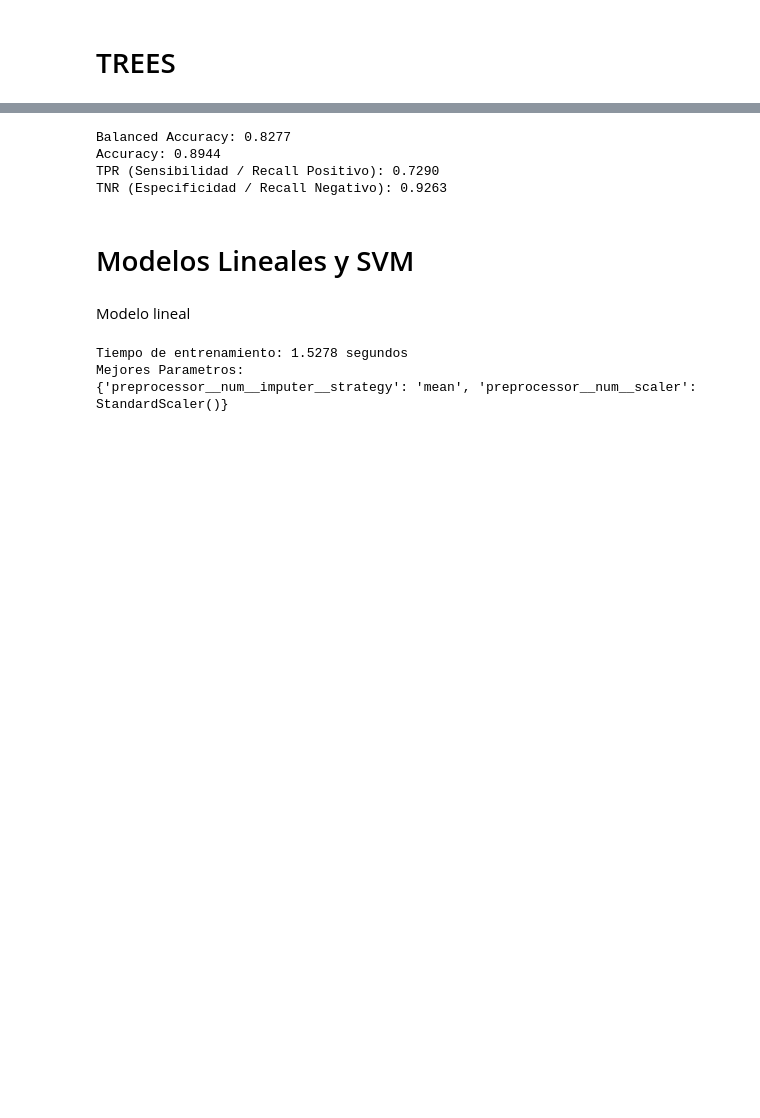
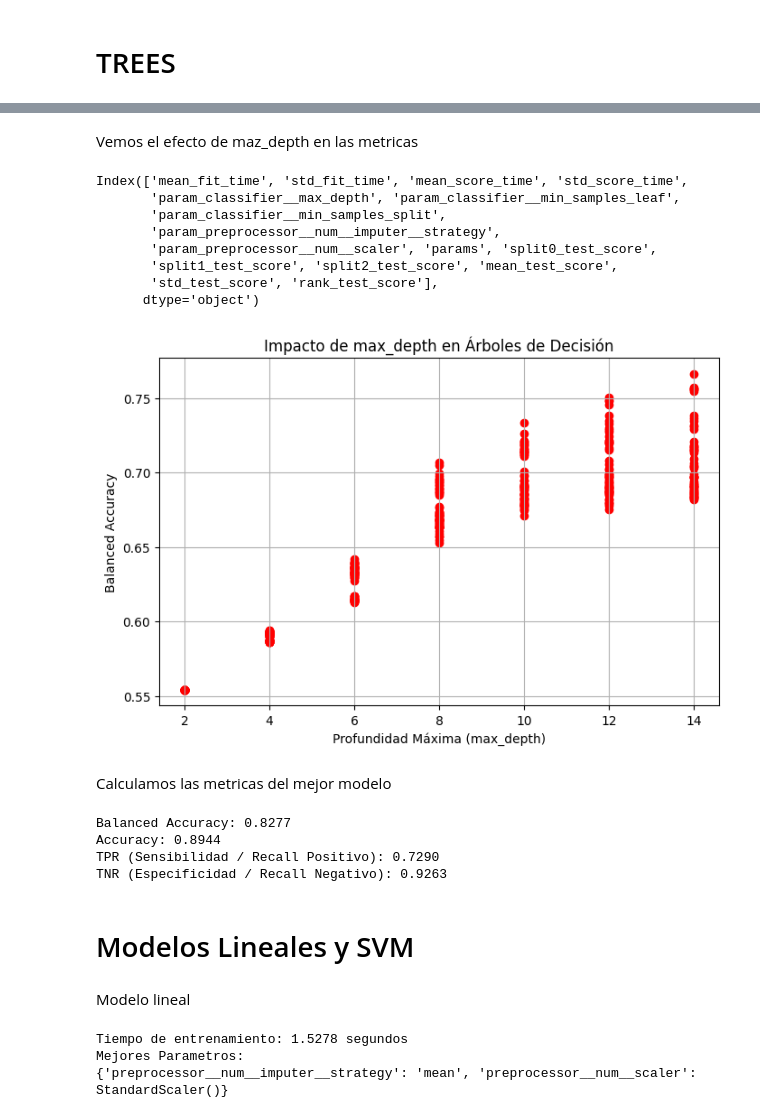
Before and after one commit to 100495699/Aprendizaje, a Jupyter notebook: Aprendizaje.ipynb, the cells around one changed output, grey strips where cells are left out. Cells and saved outputs as stored; diff of their text form; code cells hidden in the pictures; blank space fills up the shorter version.

```diff
--- a/Aprendizaje.ipynb
+++ b/Aprendizaje.ipynb
@@ -385,5 +395,34 @@ Tiempo de entrenamiento: 74.9763 segundos
 Mejores Parametros:
 {'classifier__max_depth': None, 'classifier__min_samples_leaf': 1, 'classifier__min_samples_split': 2, 'preprocessor__num__imputer__strategy': 'median', 'preprocessor__num__scaler': StandardScaler()}
+# %% [markdown]
+Vemos el efecto de maz_depth en las metricas
+# %%
+import matplotlib.pyplot as plt
+
+results = pd.DataFrame(search_cv.cv_results_)
+depth_results = results[["param_classifier__max_depth", "mean_test_score"]]
+
+depth_results = depth_results.sort_values(by="param_classifier__max_depth")
+
+plt.figure(figsize=(8, 5))
+plt.scatter(depth_results["param_classifier__max_depth"], depth_results["mean_test_score"], marker="o", color="r")
+plt.xlabel("Profundidad Máxima (max_depth)")
+plt.ylabel("Balanced Accuracy")
+plt.title("Impacto de max_depth en Árboles de Decisión")
+plt.grid()
+plt.show()
+# %% [output]
+Index(['mean_fit_time', 'std_fit_time', 'mean_score_time', 'std_score_time',
+       'param_classifier__max_depth', 'param_classifier__min_samples_leaf',
+       'param_classifier__min_samples_split',
+       'param_preprocessor__num__imputer__strategy',
+       'param_preprocessor__num__scaler', 'params', 'split0_test_score',
+       'split1_test_score', 'split2_test_score', 'mean_test_score',
+       'std_test_score', 'rank_test_score'],
+      dtype='object')
+[figure, added]
+# %% [markdown]
+Calculamos las metricas del mejor modelo
 # %%
 y_pred = search_cv.best_estimator_.predict(X_test)
 balanced_acc = balanced_accuracy_score(y_test, y_pred)
```
Also changed, not shown: parts of 11 cells of this notebook.
